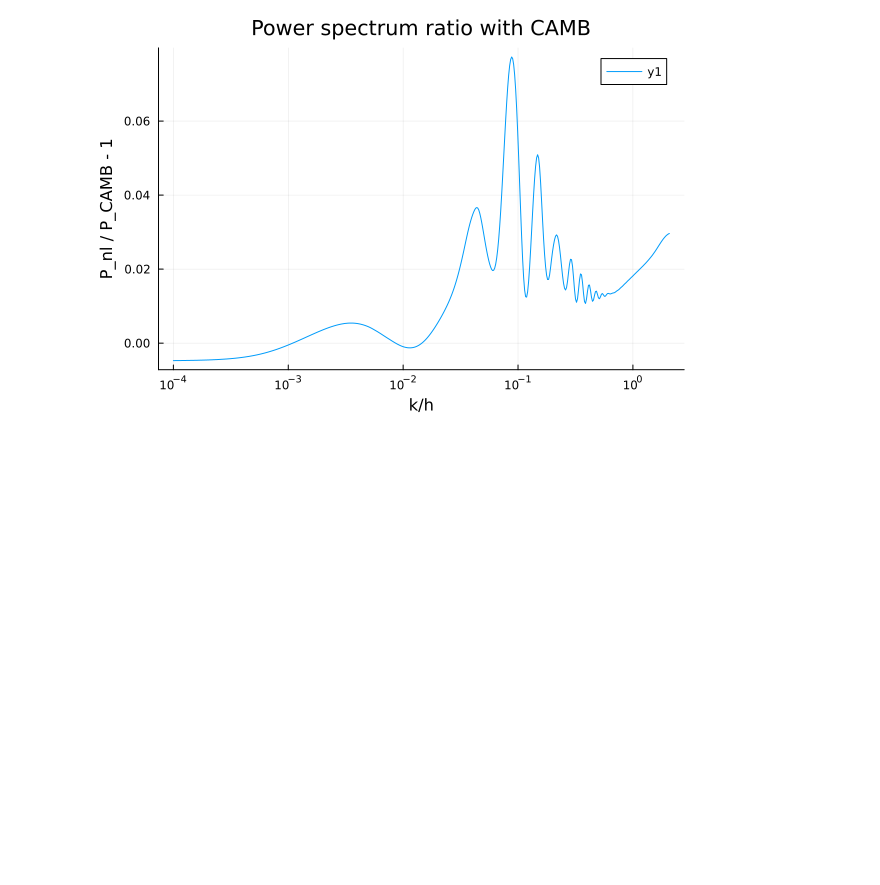
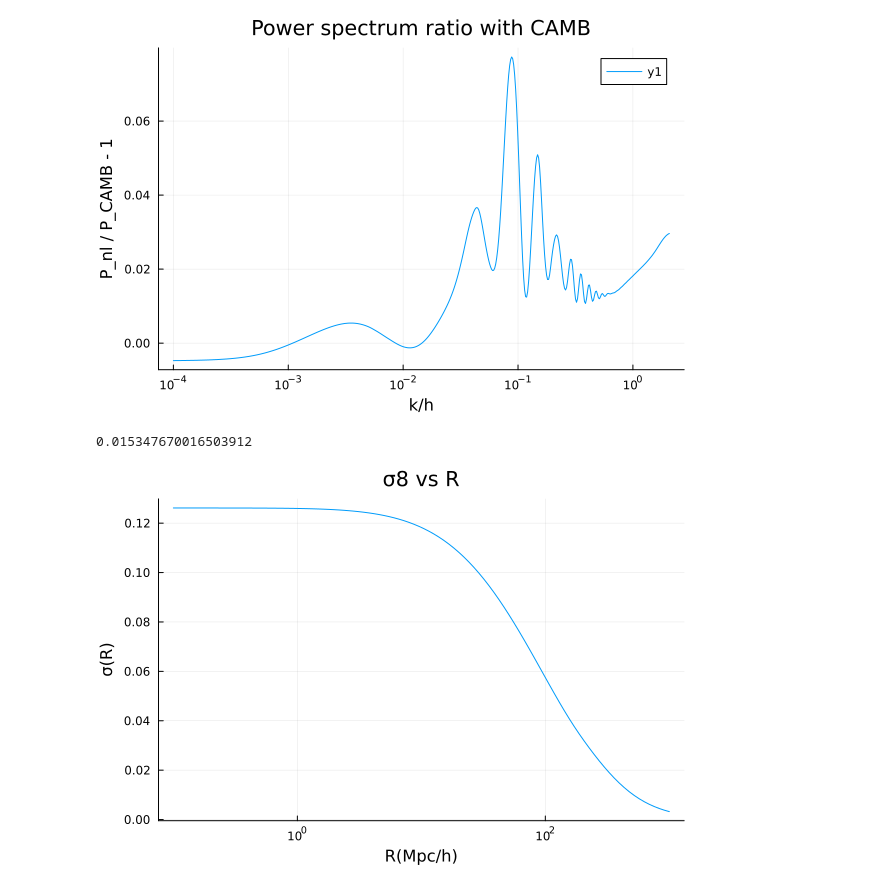
Before and after one commit to Reverse-Pyramid/Nonlocal-21cm-Cosmology, a Jupyter notebook: Nonlocal_21cm/Testing/test.ipynb, the cells around one changed output. Cells and saved outputs as stored; diff of their text form; code cells hidden in the pictures; blank space fills up the shorter version.

```diff
--- a/Nonlocal_21cm/Testing/test.ipynb
+++ b/Nonlocal_21cm/Testing/test.ipynb
@@ -63,3 +67,11 @@ PF.PS_ratio_ratio_plot()
 PF.PS_ratio_ratio_plot()
 # %% [output]
 [figure]
+# %%
+PF.PS_integrate("../../Data/Nonlocal Power Spectrum.csv", 20)
+# %% [output]
+0.015347670016503912
+# %%
+PF.PS_integrate_plot("../../Data/Nonlocal Power Spectrum.csv")
+# %% [output]
+[figure, added]
```
Also changed, not shown: parts of 7 cells of this notebook, 5 other files.
